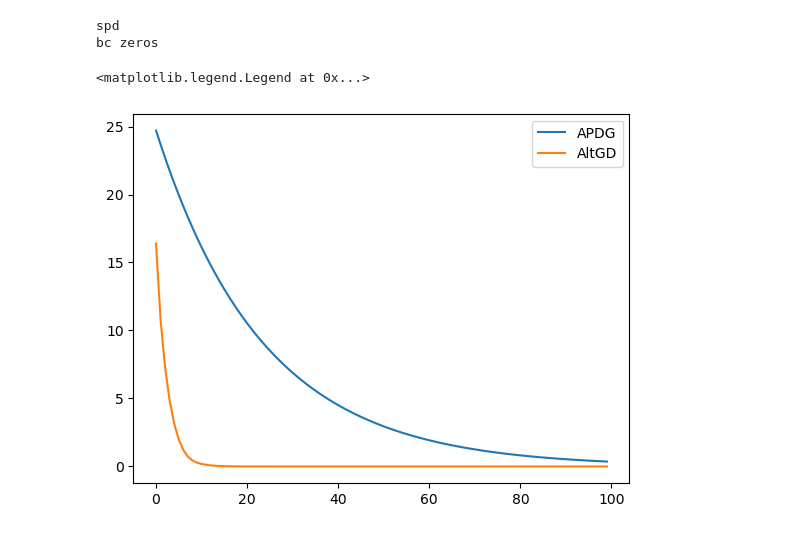
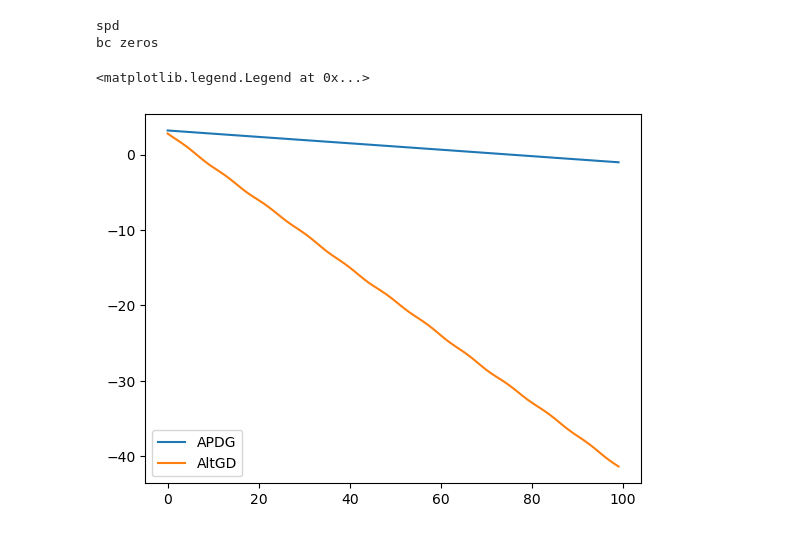
Before and after one commit to mrph2898/MASS, a Jupyter notebook: experiments/Autograd_APDG.ipynb, the cells around one changed output. Drawn from its saved outputs; the diff is of its cells as text; code cells hidden in the pictures.

```diff
--- a/experiments/Autograd_APDG.ipynb
+++ b/experiments/Autograd_APDG.ipynb
@@ -33,13 +33,13 @@ class BaseSaddle(object):
         # self.d2fdxdy = grad(self.dfdx, 1)
         # self.d2fdydx = grad(self.dfdy)
 
-    # def fr(self, x, y):
-    #     "this is used for the baseline model(follow the ridge)"
-    #     yy = self.d2fdydy(x, y)
-    #     yx = self.d2fdydx(x, y)
-    #     if yy == 0:
-    #         return 0
-    #     return yx/yy
+    def fr(self, x, y):
+        "this is used for the baseline model(follow the ridge)"
+        yy = self.d2fdydy(x, y)
+        yx = self.d2fdydx(x, y)
+        if yy == 0:
+            return 0
+        return yx/yy
 
     def grad(self, x, y):
         derivs = np.array([self.dFdx(x, y), self.dFdy(x, y)])
@@ -479,10 +479,10 @@ spd
 bc zeros
 # %%
 %matplotlib inline
-plt.plot(loss_f3[0], label="APDG")
-plt.plot(loss_f3[1], label="AltGD")
+plt.plot(np.log(loss_f3[0]), label="APDG")
+plt.plot(np.log(loss_f3[1]), label="AltGD")
 # plt.plot(loss_f3[5], label="AltGD-RAM")
 plt.legend()
 # %% [output]
 <matplotlib.legend.Legend at 0x...>
-[figure, old version]
+[figure, new version]
```
Also changed, not shown: 3 other files.
